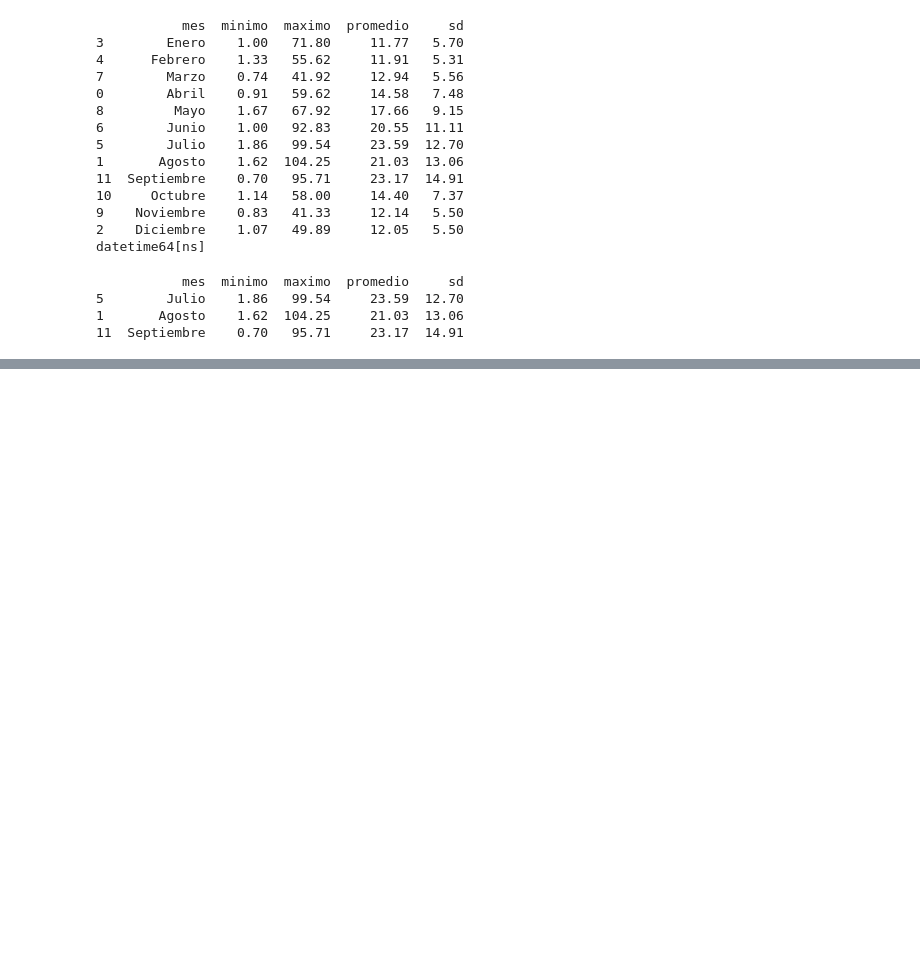
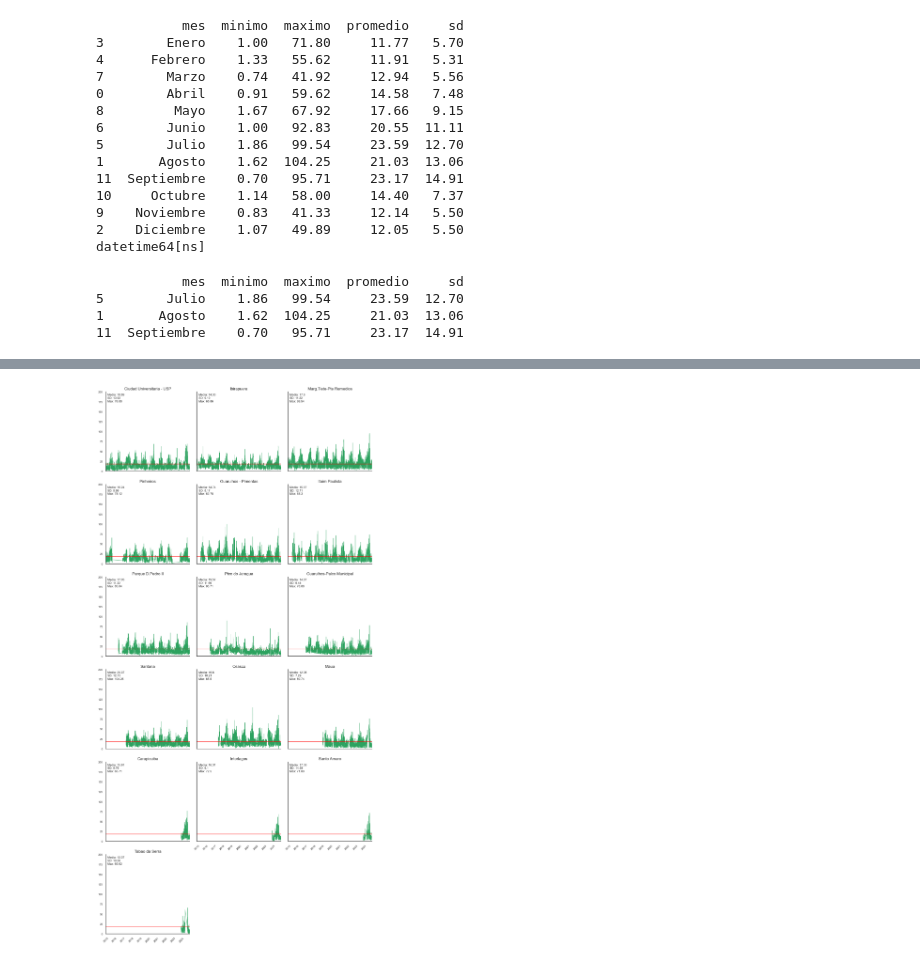
Before and after one commit to joseurquiza88/Prediccion-AQ-LatAm-Python, a Jupyter notebook: 02-Estaciones Monitoreo/02_Analisis_estaciones.ipynb, the cells around one changed output, grey strips where cells are left out. Cells and saved outputs as stored; diff of their text form; code cells hidden in the pictures; blank space fills up the shorter version.

```diff
--- a/02-Estaciones Monitoreo/02_Analisis_estaciones.ipynb
+++ b/02-Estaciones Monitoreo/02_Analisis_estaciones.ipynb
@@ -344,0 +481,69 @@ print(estacion_picos_max)
+# %%
+#Plots similares con seaborn
+sns.set_theme(style="white")
+g = sns.FacetGrid(
+    data_plot,
+    col="estacion",
+    col_wrap=3,
+    height=4,
+    sharex=True,
+    sharey=True
+)
+
+g.map_dataframe(
+    sns.lineplot,
+    x="date",
+    y="mean",
+    color="#2ca25f",
+    linewidth=0.8
+)
+g.set_titles("{col_name}")
+
+for ax in g.axes.flatten():
+    ax.axhline(18.56, color="red", linewidth=1)
+
+stats = (
+    data_plot
+    .groupby("estacion")["mean"]
+    .agg(media="mean", sd="std", maximo="max")
+    .round(2)
+    .reset_index()
+)
+
+for ax, est in zip(g.axes.flatten(), stats["estacion"]):
+
+    s = stats[stats["estacion"] == est].iloc[0]
+
+    label = (
+        f"Media: {s.media}\n"
+        f"SD: {s.sd}\n"
+        f"Max: {s.maximo}"
+    )
+
+    ax.text(
+        0.02, 0.98, label,          # 👈 posición relativa
+        transform=ax.transAxes,     # 👈 CLAVE
+        ha="left",
+        va="top",
+        fontsize=9,
+        bbox=dict(facecolor="white", alpha=0.9, edgecolor="none")
+    )
+
+
+g.set(
+    xlim=(pd.to_datetime("2015-01-01"),
+          pd.to_datetime("2024-12-31")),
+    ylim=(0, 200)
+)
+
+for ax in g.axes.flatten():
+    ax.tick_params(axis="x", rotation=45, labelsize=8)
+    ax.tick_params(axis="y", labelsize=8)
+
+
+sns.despine()
+g.set_axis_labels("", "")
+g.fig.tight_layout()
+plt.show()
+# %% [output]
+[figure, added]
```
Also changed, not shown: parts of 18 cells of this notebook, 2 other files.
